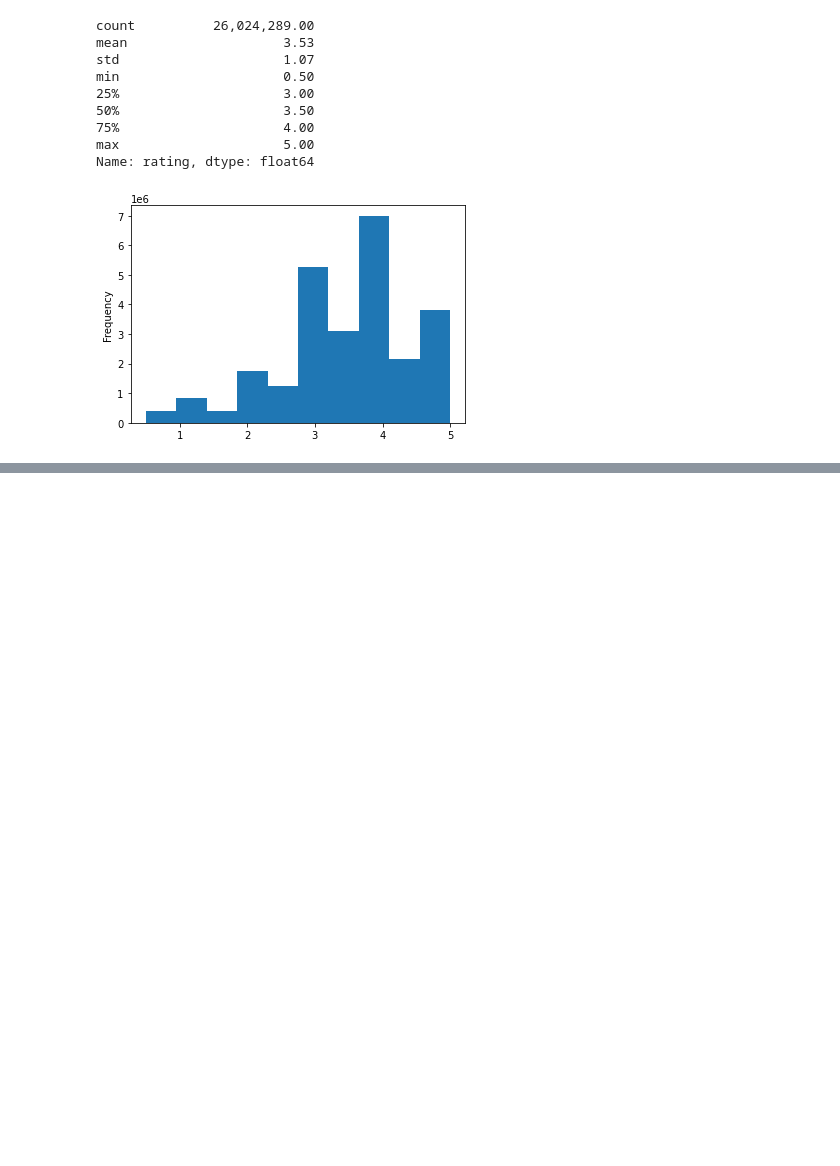
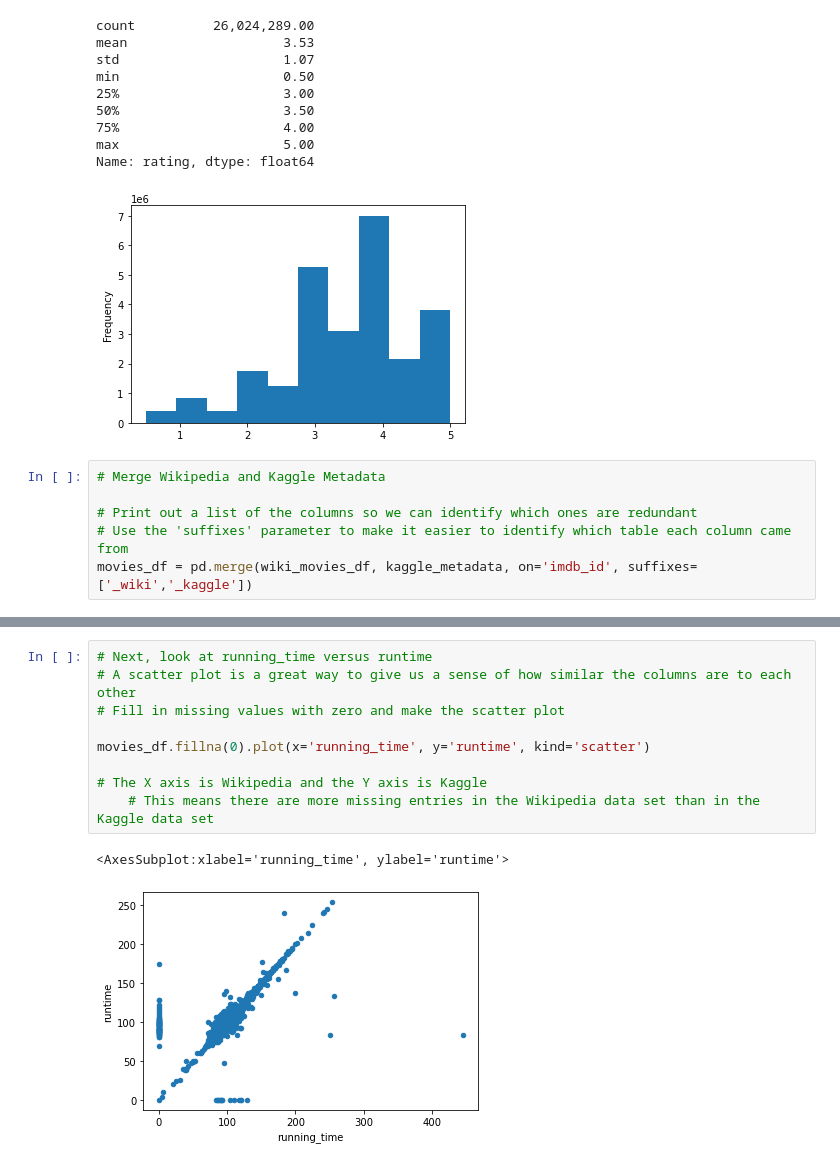
Before and after one commit to scotthammel/Movies-ETL, a Jupyter notebook: wiki_movies.ipynb, the cells around one changed output, grey strips where cells are left out. Saved outputs shown, nothing was run; the diff lists cells and outputs as text; blank space fills up the shorter version.

Commit message:
Merged Wikipedia & Kaggle metadata.

```diff
--- a/wiki_movies.ipynb
+++ b/wiki_movies.ipynb
@@ -846,3 +846,9 @@ min                     0.50
 max                     5.00
 Name: rating, dtype: float64
 [figure]
+# %%
+# Merge Wikipedia and Kaggle Metadata
+
+# Print out a list of the columns so we can identify which ones are redundant
+# Use the 'suffixes' parameter to make it easier to identify which table each column came from
+movies_df = pd.merge(wiki_movies_df, kaggle_metadata, on='imdb_id', suffixes=['_wiki','_kaggle'])
@@ -848,0 +924,12 @@ Name: rating, dtype: float64
+# %%
+# Next, look at running_time versus runtime
+# A scatter plot is a great way to give us a sense of how similar the columns are to each other
+# Fill in missing values with zero and make the scatter plot
+
+movies_df.fillna(0).plot(x='running_time', y='runtime', kind='scatter')
+
+# The X axis is Wikipedia and the Y axis is Kaggle
+    # This means there are more missing entries in the Wikipedia data set than in the Kaggle data set
+# %% [output]
+<AxesSubplot:xlabel='running_time', ylabel='runtime'>
+[figure, added]
```
Also changed, not shown: parts of 21 cells of this notebook.
